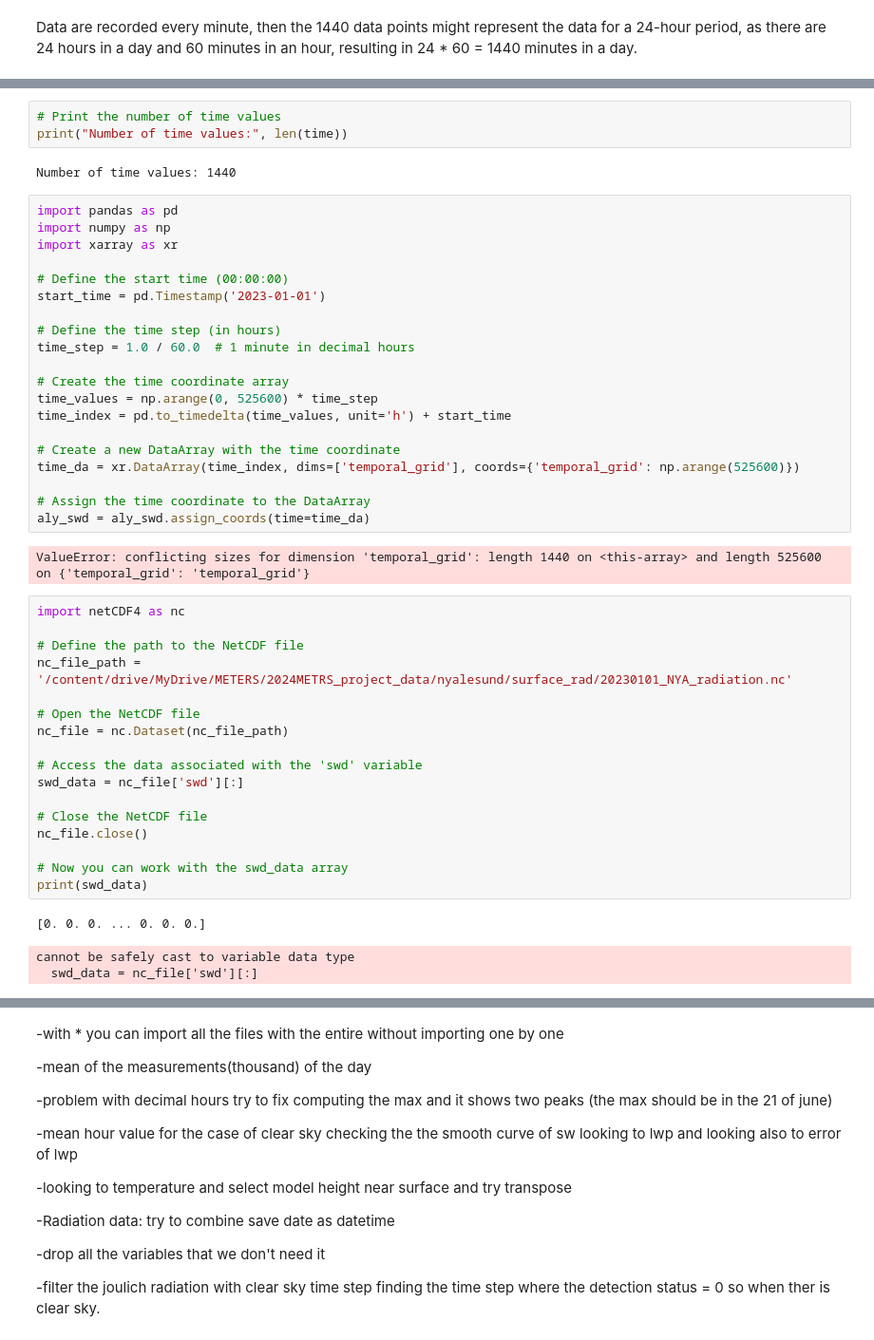
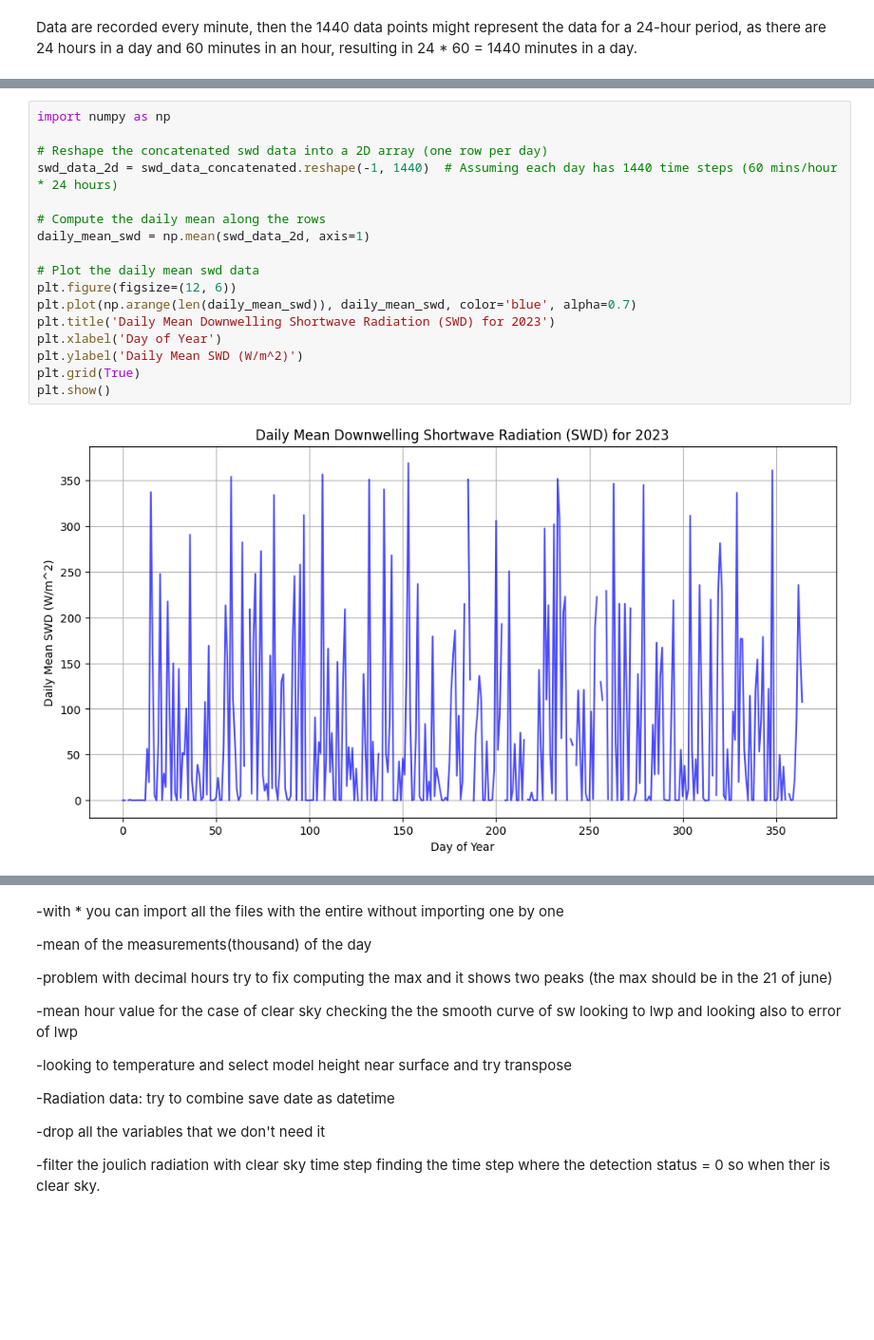
Before and after one commit to Vale150299/ARS, a Jupyter notebook: METRS.ipynb, the cells around one changed output, grey strips where cells are left out. Shown at 95% size. Drawn from its saved outputs; the diff is of its cells as text; blank space fills up the shorter version.

```diff
--- a/METRS.ipynb
+++ b/METRS.ipynb
@@ -323,48 +364,19 @@ plt.show()
-# %%
-# Print the number of time values
-print("Number of time values:", len(time))
-# %% [output]
-Number of time values: 1440
-# %%
-import pandas as pd
-import numpy as np
-import xarray as xr
-
-# Define the start time (00:00:00)
-start_time = pd.Timestamp('2023-01-01')
-
-# Define the time step (in hours)
-time_step = 1.0 / 60.0  # 1 minute in decimal hours
-
-# Create the time coordinate array
-time_values = np.arange(0, 525600) * time_step
-time_index = pd.to_timedelta(time_values, unit='h') + start_time
-
-# Create a new DataArray with the time coordinate
-time_da = xr.DataArray(time_index, dims=['temporal_grid'], coords={'temporal_grid': np.arange(525600)})
-
-# Assign the time coordinate to the DataArray
-aly_swd = aly_swd.assign_coords(time=time_da)
-# %% [output]
-ValueError: conflicting sizes for dimension 'temporal_grid': length 1440 on <this-array> and length 525600 on {'temporal_grid': 'temporal_grid'}
-# %%
-import netCDF4 as nc
-
-# Define the path to the NetCDF file
-nc_file_path = '/content/drive/MyDrive/METERS/2024METRS_project_data/nyalesund/surface_rad/20230101_NYA_radiation.nc'
-
-# Open the NetCDF file
-nc_file = nc.Dataset(nc_file_path)
-
-# Access the data associated with the 'swd' variable
-swd_data = nc_file['swd'][:]
-
-# Close the NetCDF file
-nc_file.close()
-
-# Now you can work with the swd_data array
-print(swd_data)
-# %% [output]
-[0. 0. 0. ... 0. 0. 0.]
-cannot be safely cast to variable data type
-  swd_data = nc_file['swd'][:]
+# %%
+import numpy as np
+
+# Reshape the concatenated swd data into a 2D array (one row per day)
+swd_data_2d = swd_data_concatenated.reshape(-1, 1440)  # Assuming each day has 1440 time steps (60 mins/hour * 24 hours)
+
+# Compute the daily mean along the rows
+daily_mean_swd = np.mean(swd_data_2d, axis=1)
+
+# Plot the daily mean swd data
+plt.figure(figsize=(12, 6))
+plt.plot(np.arange(len(daily_mean_swd)), daily_mean_swd, color='blue', alpha=0.7)
+plt.title('Daily Mean Downwelling Shortwave Radiation (SWD) for 2023')
+plt.xlabel('Day of Year')
+plt.ylabel('Daily Mean SWD (W/m^2)')
+plt.grid(True)
+plt.show()
+# %% [output]
+[figure, added]
```
Also changed, not shown: parts of 17 cells of this notebook.
